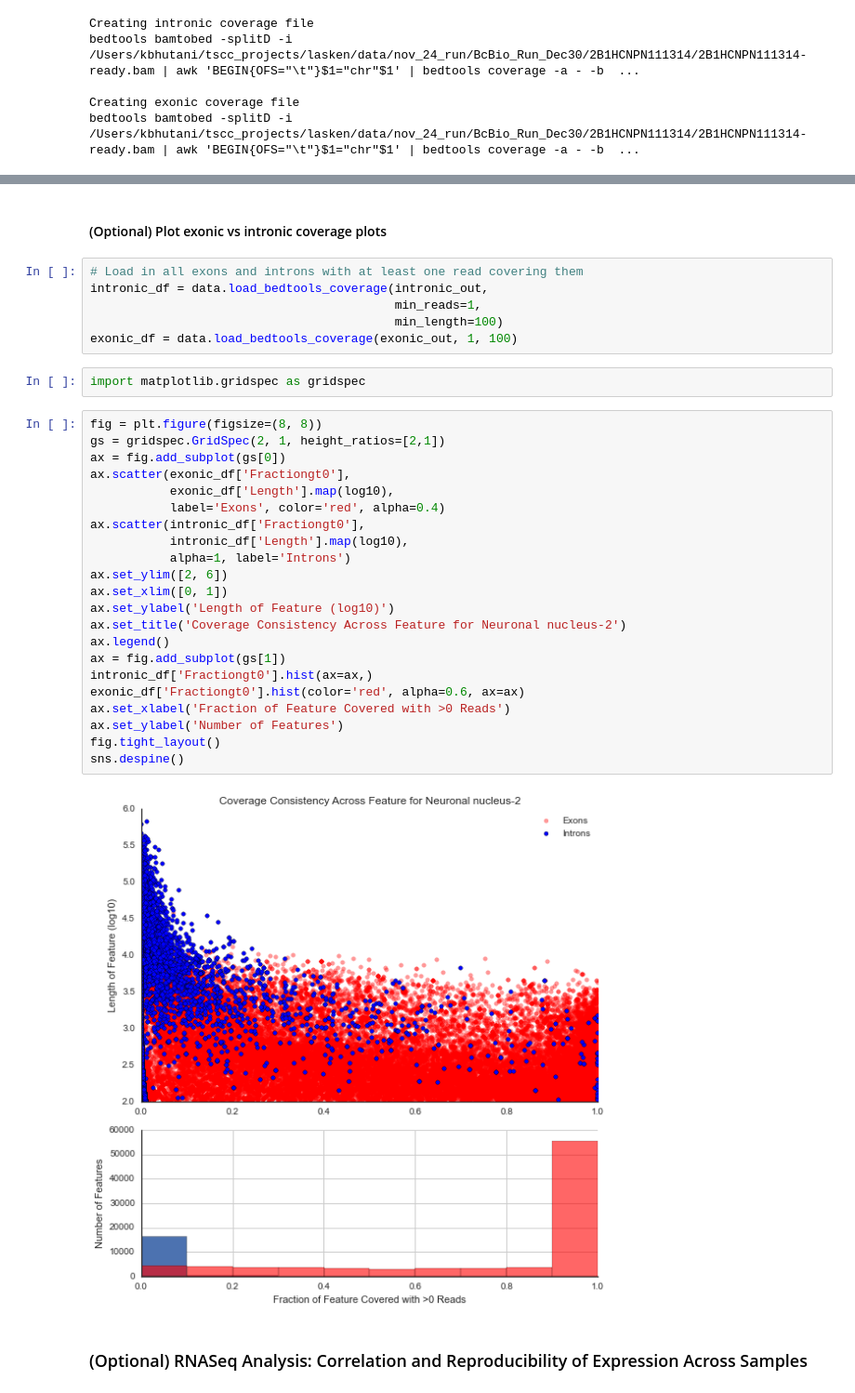
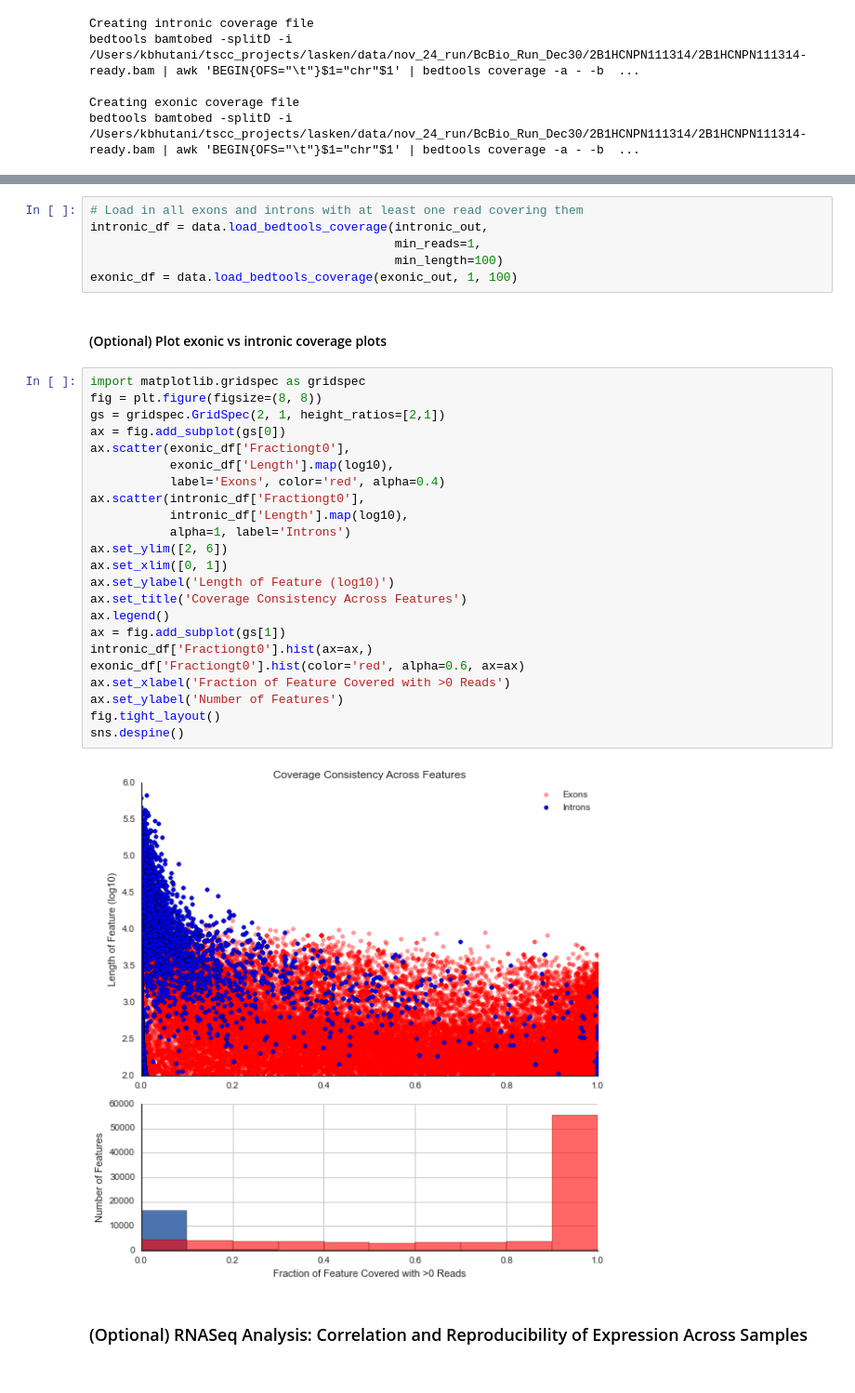
Before and after one commit to Schork-Lab/np_single_nucleus_rnaseq, a Jupyter notebook: data_analysis.ipynb, the cells around one changed output, grey strips where cells are left out. Shown: that part at 93% size. Saved outputs shown, nothing was run; the diff lists cells and outputs as text.

```diff
--- a/data_analysis.ipynb
+++ b/data_analysis.ipynb
@@ -346,36 +348,35 @@ bedtools bamtobed -splitD -i /Users/kbhutani/tscc_projects/lasken/data/nov_24_ru
+# %%
+# Load in all exons and introns with at least one read covering them
+intronic_df = data.load_bedtools_coverage(intronic_out,
+                                          min_reads=1,
+                                          min_length=100)
+exonic_df = data.load_bedtools_coverage(exonic_out, 1, 100)
 # %% [markdown]
 #### (Optional) Plot exonic vs intronic coverage plots
-# %%
-# Load in all exons and introns with at least one read covering them
-intronic_df = data.load_bedtools_coverage(intronic_out,
-                                          min_reads=1,
-                                          min_length=100)
-exonic_df = data.load_bedtools_coverage(exonic_out, 1, 100)
-# %%
-import matplotlib.gridspec as gridspec
 # %%
+import matplotlib.gridspec as gridspec
 fig = plt.figure(figsize=(8, 8))
 gs = gridspec.GridSpec(2, 1, height_ratios=[2,1])
 ax = fig.add_subplot(gs[0])
 ax.scatter(exonic_df['Fractiongt0'],
            exonic_df['Length'].map(log10),
            label='Exons', color='red', alpha=0.4)
 ax.scatter(intronic_df['Fractiongt0'],
            intronic_df['Length'].map(log10),
            alpha=1, label='Introns')
 ax.set_ylim([2, 6])
 ax.set_xlim([0, 1])
 ax.set_ylabel('Length of Feature (log10)')
-ax.set_title('Coverage Consistency Across Feature for Neuronal nucleus-2')
+ax.set_title('Coverage Consistency Across Features')
 ax.legend()
 ax = fig.add_subplot(gs[1])
 intronic_df['Fractiongt0'].hist(ax=ax,)
 exonic_df['Fractiongt0'].hist(color='red', alpha=0.6, ax=ax)
 ax.set_xlabel('Fraction of Feature Covered with >0 Reads')
 ax.set_ylabel('Number of Features')
 fig.tight_layout()
 sns.despine()
 # %% [output]
-[figure, old version]
+[figure, new version]
 # %% [markdown]
 ### (Optional) RNASeq Analysis: Correlation and Reproducibility of Expression Across Samples
```
Also changed, not shown: parts of 7 cells of this notebook.
